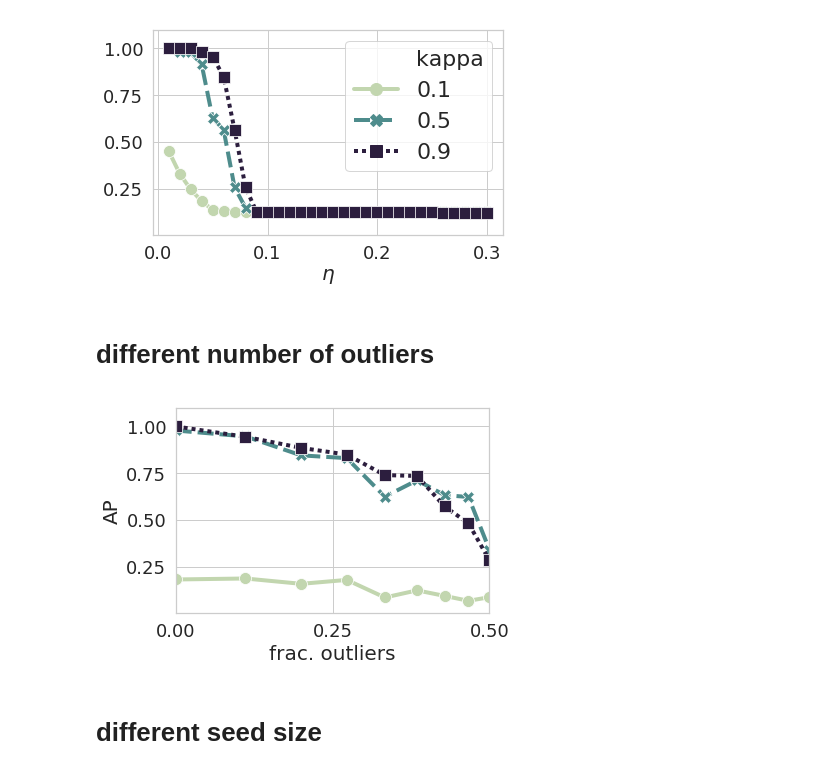
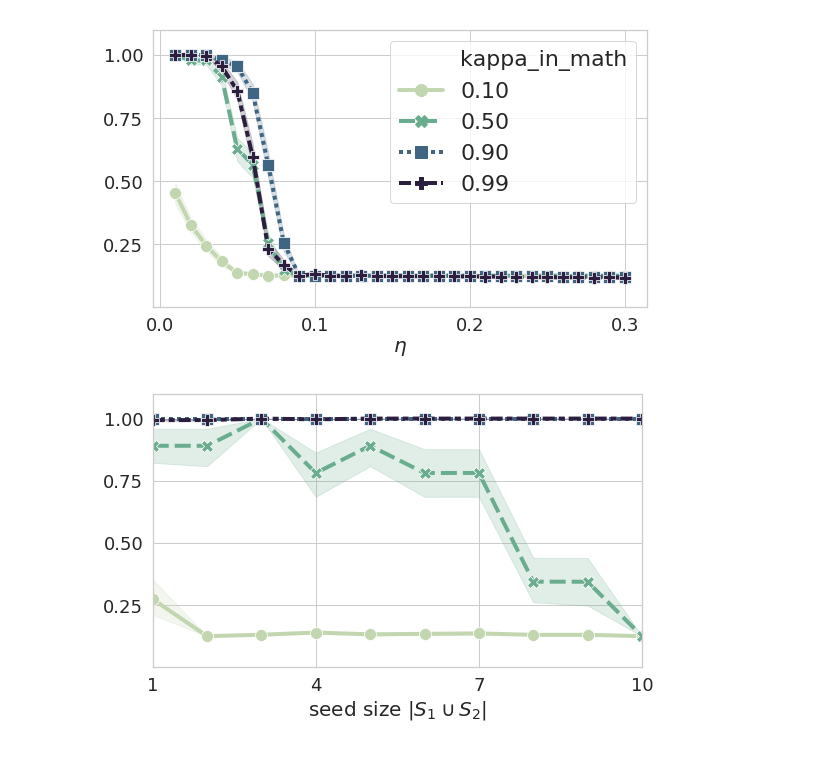
Before and after one commit to xiaohan2012/signed-local-community, a Jupyter notebook: experiment_on_synthetic_graphs.ipynb, the cells around one changed output. Drawn from its saved outputs; the diff is of its cells as text; code cells hidden in the pictures.

Commit message:
update plots and more kappa values

```diff
--- a/experiment_on_synthetic_graphs.ipynb
+++ b/experiment_on_synthetic_graphs.ipynb
@@ -29,70 +29,74 @@ sns.set(style="whitegrid")
 plt.style.use('paper')
 # %%
 styles = dict(
-    palette=sns.cubehelix_palette(3, light=0.8, start=0.5, rot=-.75),
-    style='kappa',
+    palette=sns.cubehelix_palette(4, light=0.8, start=0.5, rot=-.75),
+    style='kappa_in_math',
     markers=True,
 
 )
+# %%
+plt.rcParams['figure.figsize'] = (8, 5)
 # %%
 perf_df = pd.read_csv('outputs/effect_of_eta.csv')
-perf_df = perf_df[(np.isclose(perf_df['kappa'], 0.1)) | (np.isclose(perf_df['kappa'], 0.5)) | (np.isclose(perf_df['kappa'], 0.9))]
-perf_df['kappa'] = perf_df['kappa'].apply(lambda v: "${:.1f}$".format(v))
+perf_df = perf_df[(
+    np.isclose(perf_df['kappa'], 0.1))
+    | (np.isclose(perf_df['kappa'], 0.5))
+    | (np.isclose(perf_df['kappa'], 0.9))
+    | (np.isclose(perf_df['kappa'], 0.99))
+]
+perf_df['kappa_in_math'] = perf_df['kappa'].apply(lambda v: "${:.2f}$".format(v))
 
-avg_df = perf_df[['MAP', 'eta', 'kappa', 'noisy_edge_ratio']].groupby(['eta', 'kappa']).mean()
 
 fig, ax = plt.subplots(1, 1)
-avg_df.reset_index(inplace=True)
 
 lp = sns.lineplot(
-    x='eta', y='MAP', hue='kappa', data=avg_df, ax=ax, **styles
+    x='eta', y='MAP', hue='kappa_in_math', data=perf_df, ax=ax,
+    err_style='band',
+    **styles
 )
 
 lp.set(
     ylim=(0, 1.1),
     xticks=[0.0, 0.1, 0.2, 0.3],
     yticks=[0.25, 0.5, 0.75, 1.0],
     xlabel=r'$\eta$',
     ylabel='',
 
 )
 l = lp.legend()
 
 fig.tight_layout()
 
-fig.savefig('figs/synthetic_experiment/effect_of_eta.pdf')
+fig.savefig('figs/synthetic_experiment/effect_of_eta_ap.pdf')
 # %% [output]
-[figure, old version]
+[figure, new version]
-# %% [markdown]
-# different number of outliers
 # %%
-perf_df = pd.read_csv('outputs/effect_of_outlier_size.csv')
-perf_df = perf_df[(np.isclose(perf_df['kappa'], 0.1)) | (np.isclose(perf_df['kappa'], 0.5)) | (np.isclose(perf_df['kappa'], 0.9))]
-perf_df['kappa'] = perf_df['kappa'].apply(lambda v: "${:.1f}$".format(v))
-n_community_nodes = 320
-perf_df['frac_nn'] = perf_df['nn'] / (perf_df['nn'] + n_community_nodes)
-
-avg_df = perf_df[['MAP', 'frac_nn', 'kappa', 'edge_noise_level']].groupby(['frac_nn', 'kappa']).mean()
+perf_df = pd.read_csv('outputs/effect_of_seed_size.csv')
+perf_df = perf_df[(
+    np.isclose(perf_df['kappa'], 0.1))
+    | (np.isclose(perf_df['kappa'], 0.5))
+    | (np.isclose(perf_df['kappa'], 0.9))
+    | (np.isclose(perf_df['kappa'], 0.99))
+]
+perf_df['kappa_in_math'] = perf_df['kappa'].apply(lambda v: "${:.2f}$".format(v))
 
 fig, ax = plt.subplots(1, 1)
-avg_df.reset_index(inplace=True)
 
 lp = sns.lineplot(
-    x='frac_nn', y='MAP', hue='kappa', data=avg_df, ax=ax,
+    x='seed_size', y='MAP', hue='kappa_in_math', data=perf_df, ax=ax,
     legend=False,
+    err_style='band',
     **styles
 )
-ax.set_xlabel('frac. outliers')
 lp.set(
-    xlim=(0, 0.5),
+    xlim=(1, 10),
     ylim=(0, 1.1),
-    xticks=[0.0, 0.25, 0.5],
+    xticks=[1, 4, 7, 10],
     yticks=[0.25, 0.5, 0.75, 1.0],
-    ylabel='AP'
-)
+    ylabel='',
+    xlabel='seed size $|S_1 \cup S_2|$')
 fig.tight_layout()
-fig.savefig('figs/synthetic_experiment/effect_of_outlier.pdf')
+
+fig.savefig('figs/synthetic_experiment/effect_of_seed_ap.pdf')
 # %% [output]
-[figure, old version]
+[figure, new version]
-# %% [markdown]
-# different seed size
```
Also changed, not shown: parts of 26 cells of this notebook, 5 other files.
